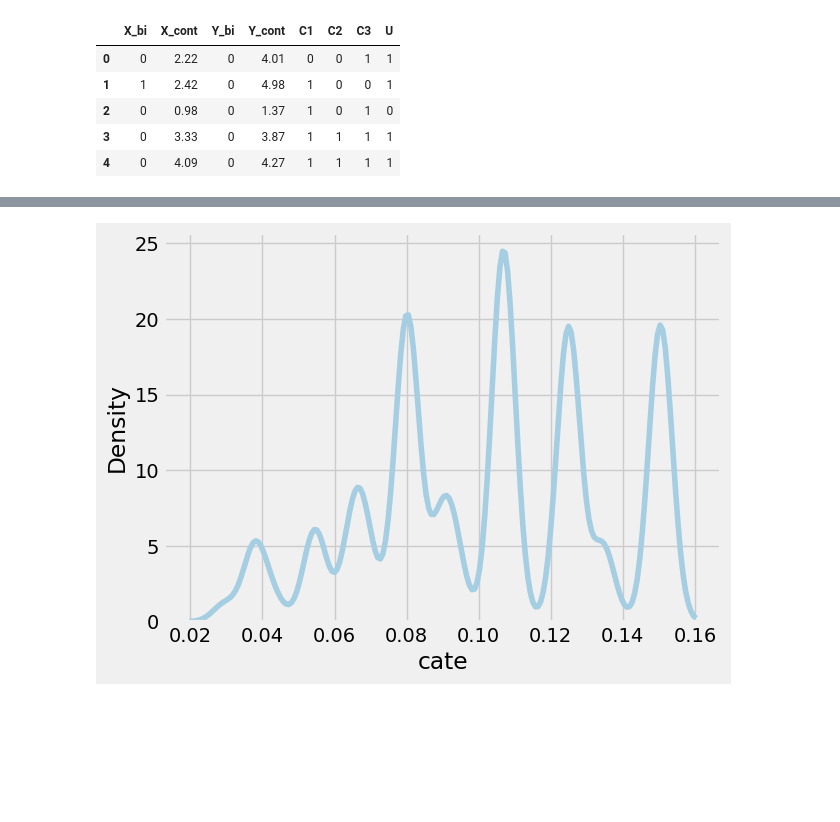
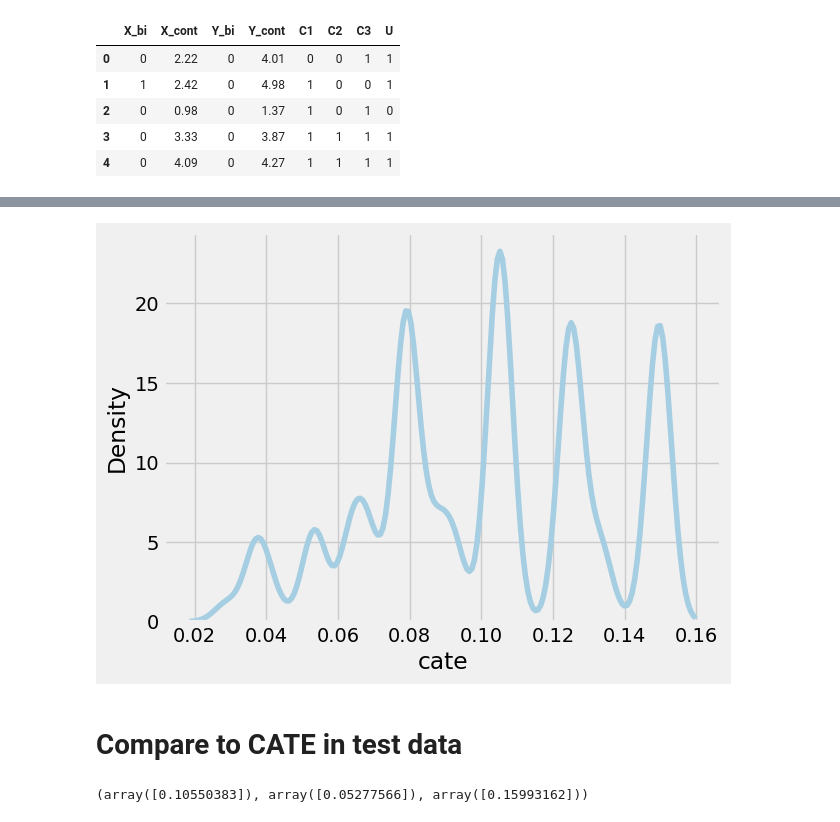
Before and after one commit to pcbrendel/causal, a Jupyter notebook: tutorials/s-learner.ipynb, the cells around one changed output, grey strips where cells are left out. Drawn from its saved outputs; the diff is of its cells as text; code cells hidden in the pictures; blank space fills up the shorter version.

Commit message:
slearner progress

```diff
--- a/tutorials/s-learner.ipynb
+++ b/tutorials/s-learner.ipynb
@@ -24,3 +26,6 @@ df.head()
 Y = df['Y_bi']
 T = df['X_bi']
 X = df[['C1', 'C2', 'C3', 'U']]
+# %%
+random.seed(123)
+X_train, X_test, T_train, T_test, Y_train, Y_test = train_test_split(X, T, Y, test_size=0.2)
@@ -28,6 +35,13 @@ X = df[['C1', 'C2', 'C3', 'U']]
 learner = LogisticRegression(penalty=None, solver='lbfgs')
 slearner = BaseSClassifier(learner=learner)
 # %%
-slearner.fit(X=X, treatment=T, y=Y)
-slearner.estimate_ate(X=X, treatment=T, y=Y)
+slearner.fit(X=X_train, treatment=T_train, y=Y_train)
+slearner.estimate_ate(
+  X=X_train,
+  treatment=T_train,
+  y=Y_train,
+  return_ci=True,
+  bootstrap_ci=True,
+  bootstrap_size=1000
+  )
 # %% [output]
@@ -49,4 +51,11 @@ df.head()
 # %%
-sns.kdeplot(data=df, x="cate");
+cate = slearner.predict(X_train)
+sns.kdeplot(data=pd.DataFrame({'cate': cate.reshape(-1)}), x="cate");
 # %% [output]
-[figure, old version]
+[figure, new version]
+# %% [markdown]
+# Compare to CATE in test data
+# %%
+slearner.estimate_ate(X=X_test, treatment=T_test, y=Y_test, return_ci=True, bootstrap_ci=True, bootstrap_size=1000)
+# %% [output]
+(array([0.10550383]), array([0.05277566]), array([0.15993162]))
```
Also changed, not shown: parts of 9 cells of this notebook, 1 other file.
